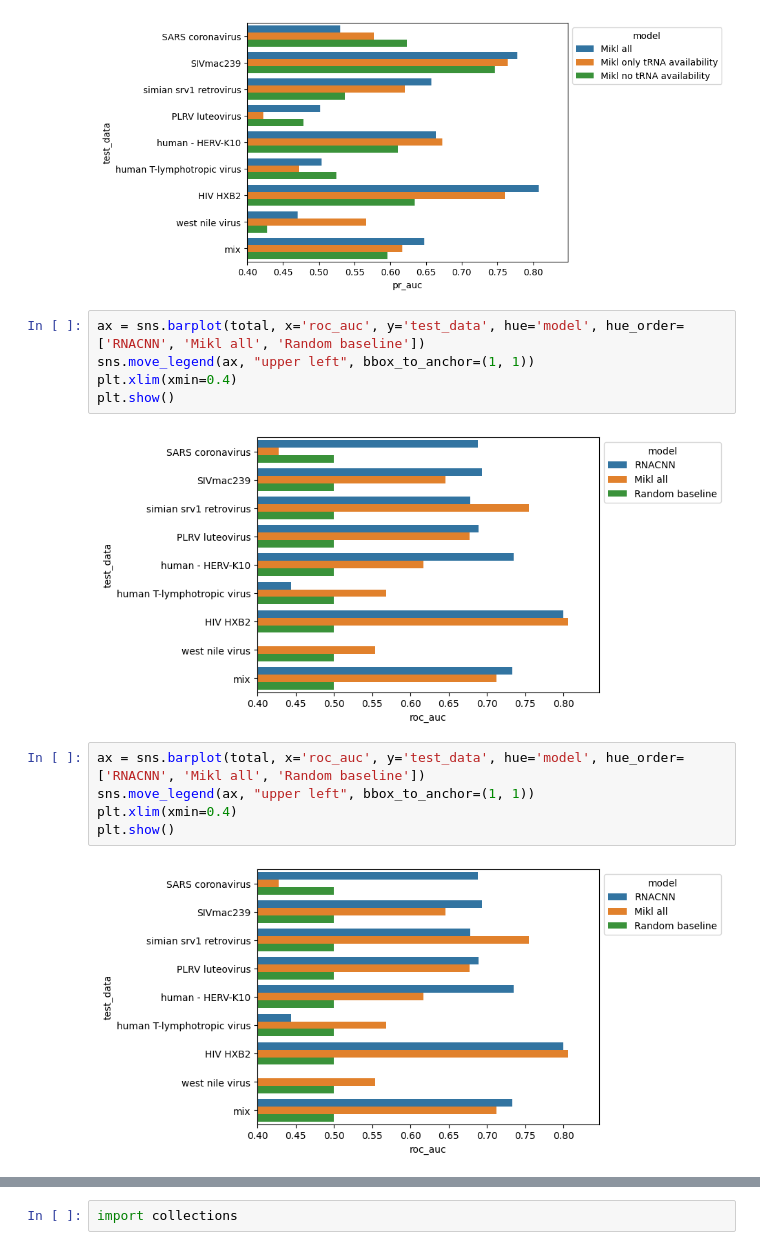
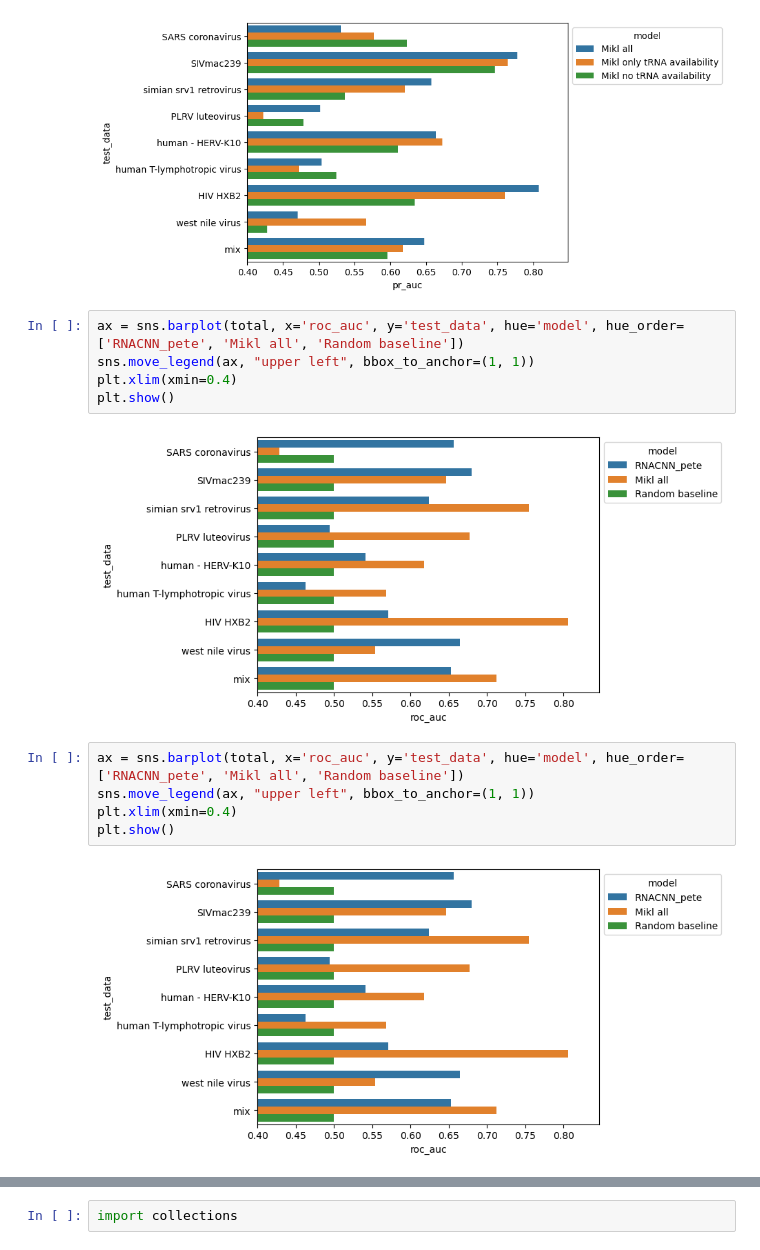
Before and after one commit to apetti2000/riboslip, a Jupyter notebook: frameshift_model.ipynb, the cells around one changed output, grey strips where cells are left out. Cells and saved outputs as stored; diff of their text form.

```diff
--- a/frameshift_model.ipynb
+++ b/frameshift_model.ipynb
@@ -524,16 +569,16 @@ plt.show()
 [figure]
 [figure]
 # %%
-ax = sns.barplot(total, x='roc_auc', y='test_data', hue='model', hue_order=['RNACNN', 'Mikl all', 'Random baseline'])
+ax = sns.barplot(total, x='roc_auc', y='test_data', hue='model', hue_order=['RNACNN_pete', 'Mikl all', 'Random baseline'])
 sns.move_legend(ax, "upper left", bbox_to_anchor=(1, 1))
 plt.xlim(xmin=0.4)
 plt.show()
 # %% [output]
-[figure, old version]
+[figure, new version]
 # %%
-ax = sns.barplot(total, x='roc_auc', y='test_data', hue='model', hue_order=['RNACNN', 'Mikl all', 'Random baseline'])
+ax = sns.barplot(total, x='roc_auc', y='test_data', hue='model', hue_order=['RNACNN_pete', 'Mikl all', 'Random baseline'])
 sns.move_legend(ax, "upper left", bbox_to_anchor=(1, 1))
 plt.xlim(xmin=0.4)
 plt.show()
 # %% [output]
-[figure, old version]
+[figure, new version]
```
Also changed, not shown: parts of 22 cells of this notebook, 2 other files.
